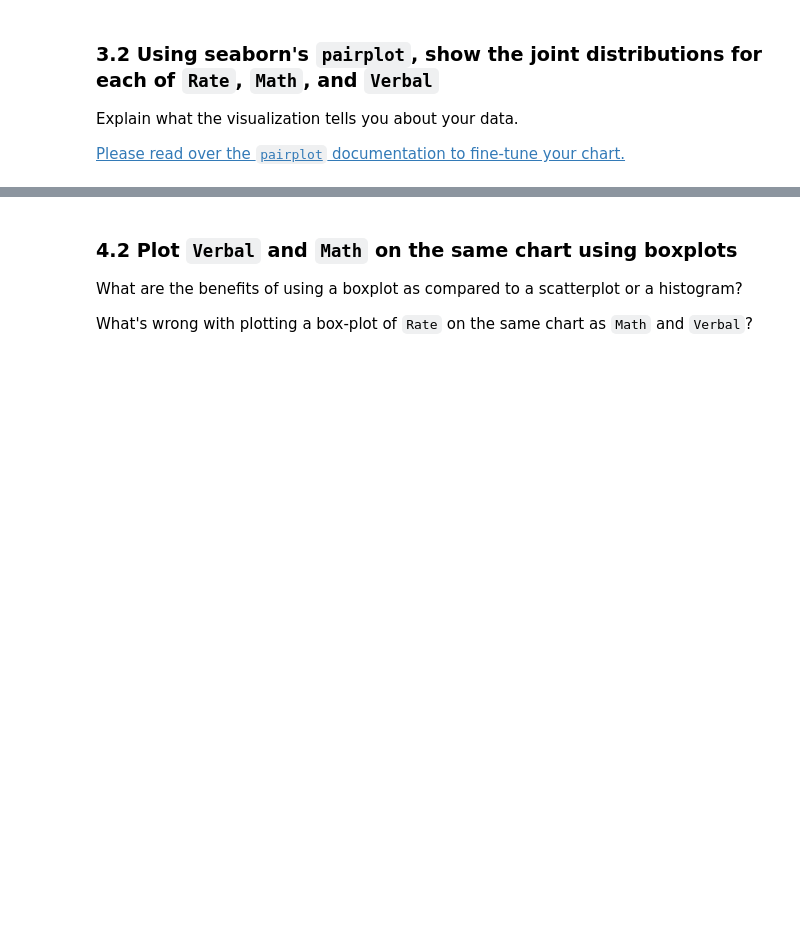
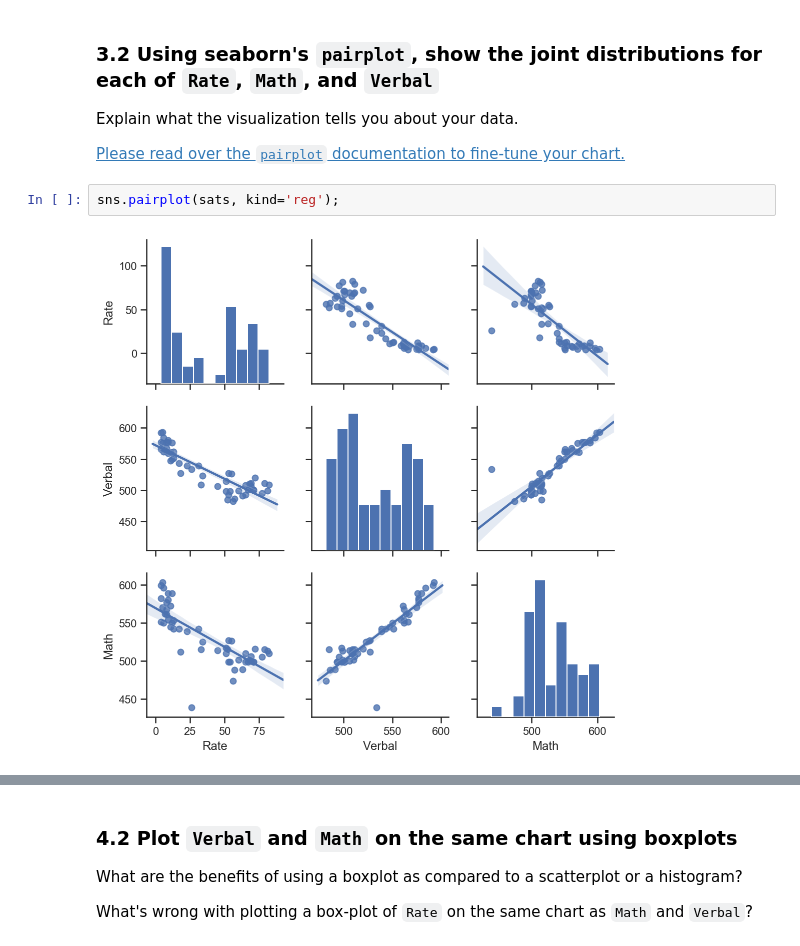
Before and after one commit to a3o1m2/DSI11-lessons, a Jupyter notebook: projects/project-2/project-02-v2-starter-code.ipynb, the cells around one changed output, grey strips where cells are left out. Drawn from its saved outputs; the diff is of its cells as text; blank space fills up the shorter version.

```diff
--- a/projects/project-2/project-02-v2-starter-code.ipynb
+++ b/projects/project-2/project-02-v2-starter-code.ipynb
@@ -93,6 +188,10 @@ Set the keyword argument `kde=False`. This way you can actually see the counts w
 Explain what the visualization tells you about your data.
 
 [Please read over the `pairplot` documentation to fine-tune your chart.](https://stanford.edu/~mwaskom/software/seaborn/generated/seaborn.pairplot.html#seaborn.pairplot)
+# %%
+sns.pairplot(sats, kind='reg');
+# %% [output]
+[figure, added]
 # %% [markdown]
 <img src="http://imgur.com/l5NasQj.png" style="float: left; margin: 25px 15px 0px 0px; height: 25px">
 
```
Also changed, not shown: parts of 11 cells of this notebook, 4 other files.
